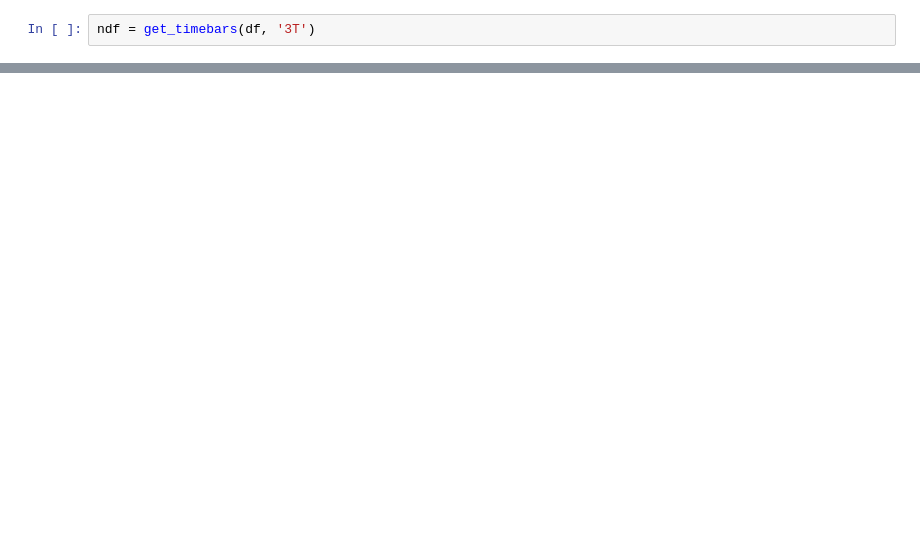
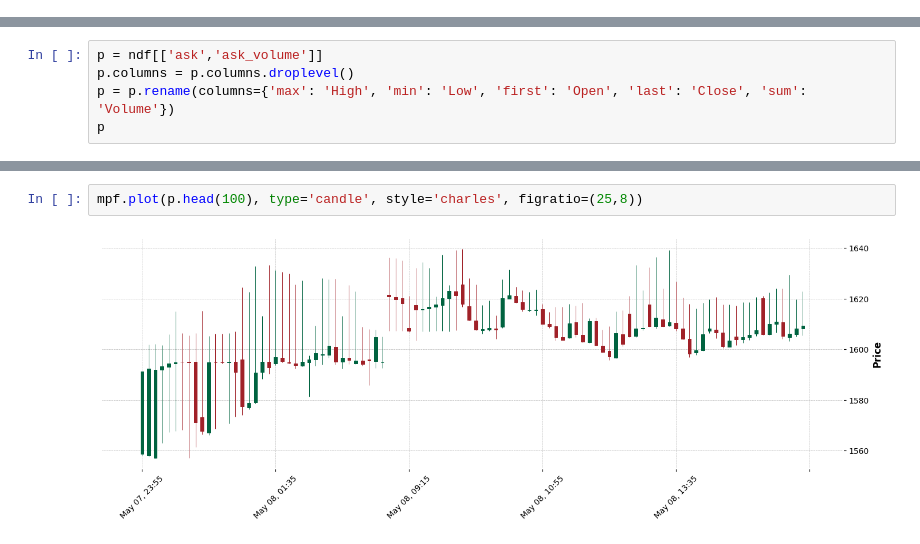
Before and after one commit to alex21th/financial-deeplearning, a Jupyter notebook: data_exploration.ipynb, the cells around one changed output, grey strips where cells are left out. Saved outputs shown, nothing was run; the diff lists cells and outputs as text; blank space fills up the shorter version.

```diff
--- a/data_exploration.ipynb
+++ b/data_exploration.ipynb
@@ -92,2 +98,0 @@ def df_load(folder, symbol, start, end):
-# %%
-ndf = get_timebars(df, '3T')
@@ -226,0 +114,5 @@ def add_rolling_bars(df, tf):
+# %%
+p = ndf[['ask','ask_volume']]
+p.columns = p.columns.droplevel()
+p = p.rename(columns={'max': 'High', 'min': 'Low', 'first': 'Open', 'last': 'Close', 'sum': 'Volume'})
+p
@@ -226,0 +138,4 @@ def add_rolling_bars(df, tf):
+# %%
+mpf.plot(p.head(100), type='candle', style='charles', figratio=(25,8))
+# %% [output]
+[figure, added]
```
Also changed, not shown: parts of 32 cells of this notebook, 3 other files.
